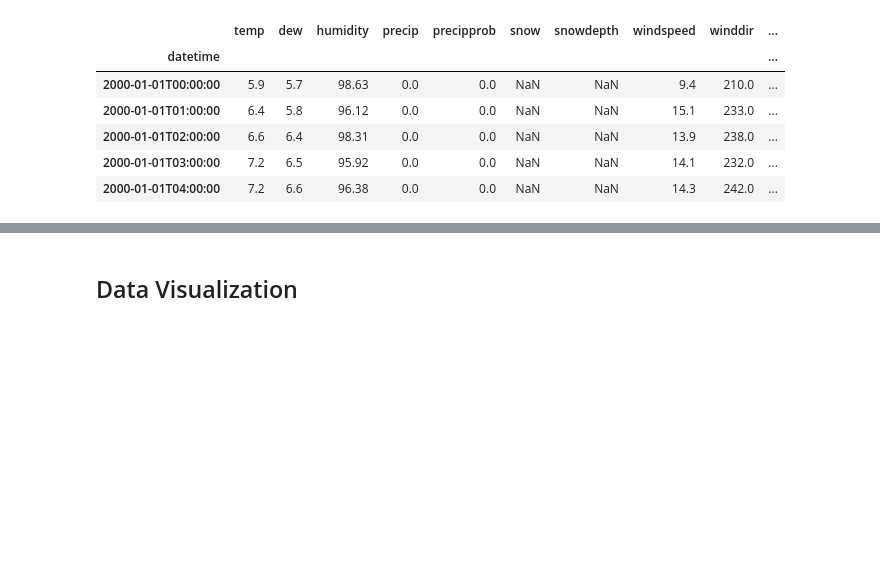
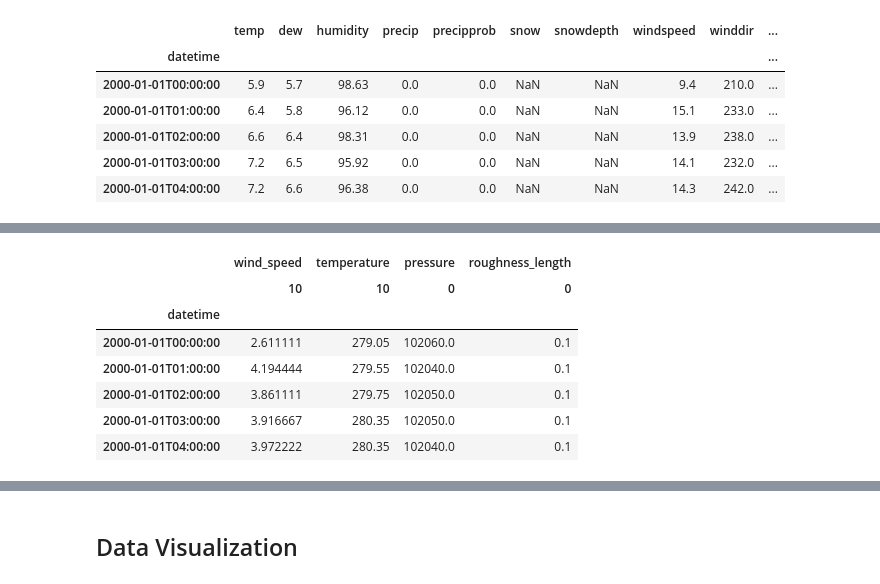
Before and after one commit to aa01753039/AI-WindForecast-Colchester, a Jupyter notebook: data_exploration.ipynb, the cells around one changed output, grey strips where cells are left out. Drawn from its saved outputs; the diff is of its cells as text; code cells hidden in the pictures; blank space fills up the shorter version.

```diff
--- a/data_exploration.ipynb
+++ b/data_exploration.ipynb
@@ -579,0 +615,2 @@ colchester_df.describe()
+# %%
+weather_data=colchester_df[['windspeed','temp','sealevelpressure']].to_numpy()
@@ -579,0 +619,4 @@ colchester_df.describe()
+# %%
+#add a column of 0.10 for roughness length
+weather_data = np.insert(weather_data, 3, 0.10, axis=1)
+weather_data
@@ -579,0 +631,17 @@ colchester_df.describe()
+# %%
+# convert wind speed to m/s, temp to K and pressure to Pa
+weather_data[:,0] = weather_data[:,0] / 3.6
+weather_data[:,1] = weather_data[:,1] + 273.15
+weather_data[:,2] = weather_data[:,2] * 100
+# %%
+weather = pd.DataFrame(weather_data,index=colchester_df.index,columns=[np.array(['wind_speed','temperature','pressure','roughness_length']),np.array([10, 10, 0,0])])
+weather.head()
+# %% [output]
+|  | wind_speed | temperature | pressure | roughness_length |
+|  | 10 | 10 | 0 | 0 |
+| datetime |  |  |  |  |
+| 2000-01-01T00:00:00 | 2.611111 | 279.05 | 102060.0 | 0.1 |
+| 2000-01-01T01:00:00 | 4.194444 | 279.55 | 102040.0 | 0.1 |
+| 2000-01-01T02:00:00 | 3.861111 | 279.75 | 102050.0 | 0.1 |
+| 2000-01-01T03:00:00 | 3.916667 | 280.35 | 102050.0 | 0.1 |
+| 2000-01-01T04:00:00 | 3.972222 | 280.35 | 102040.0 | 0.1 |
```
Also changed, not shown: parts of 17 cells of this notebook, 1 other file.
